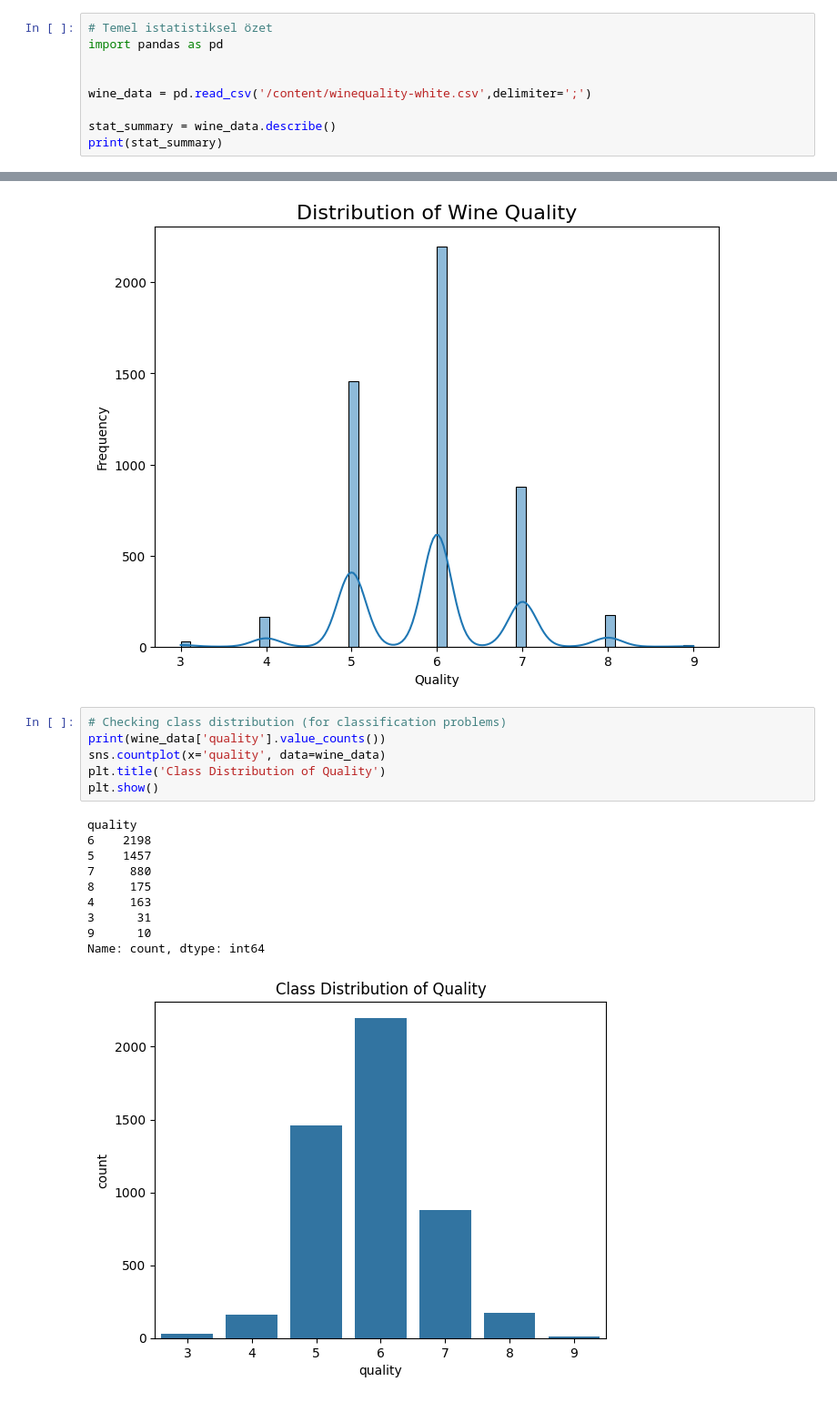
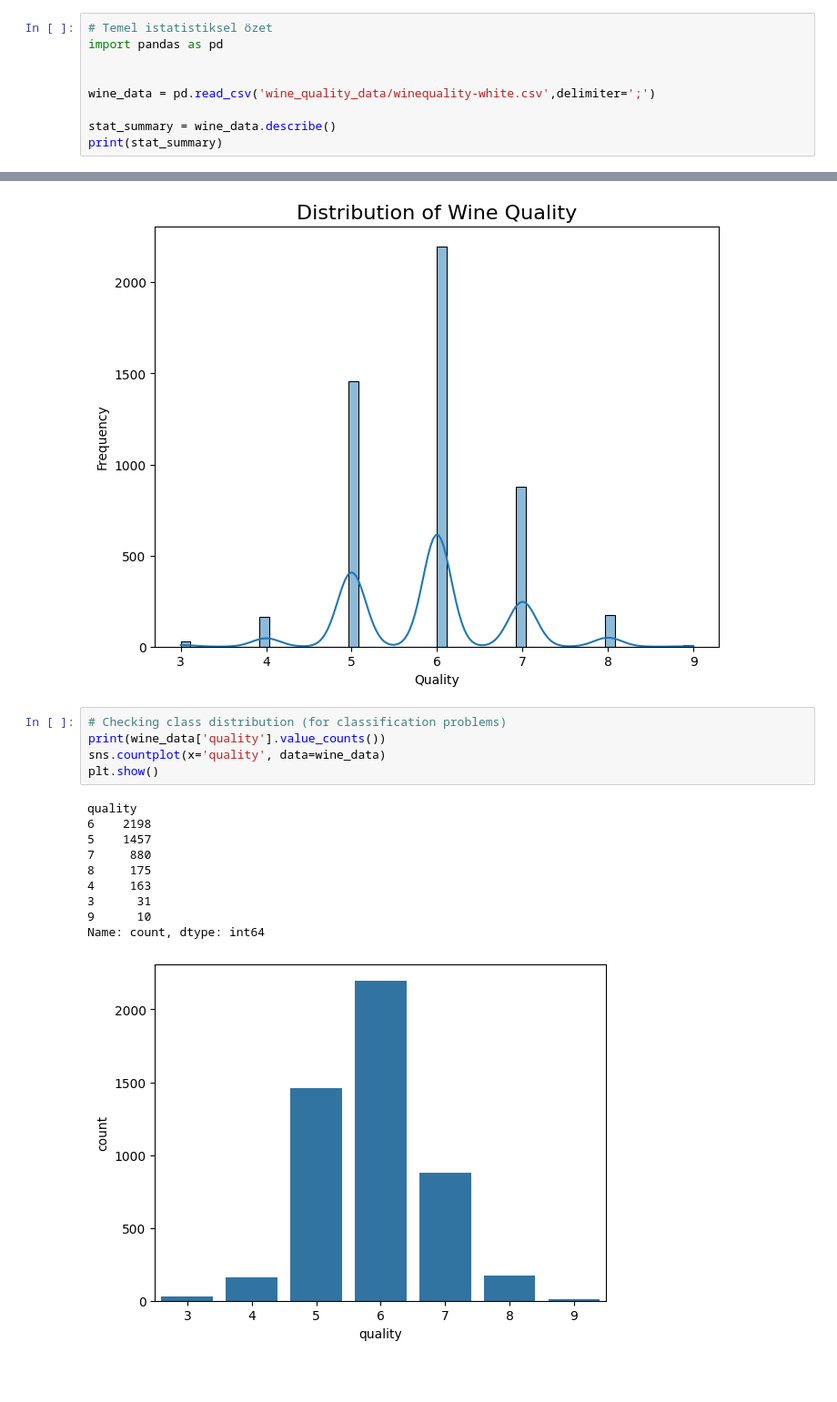
Before and after one commit to ahmetbekir22/wine-quality-prediction, a Jupyter notebook: white_wine_analays.ipynb, the cells around one changed output, grey strips where cells are left out. Shown at 91% size. Cells and saved outputs as stored; diff of their text form; blank space fills up the shorter version.

```diff
--- a/white_wine_analays.ipynb
+++ b/white_wine_analays.ipynb
@@ -16,7 +16,7 @@ import seaborn as sns
 import pandas as pd
 
 
-wine_data = pd.read_csv('/content/winequality-white.csv',delimiter=';')
+wine_data = pd.read_csv('wine_quality_data/winequality-white.csv',delimiter=';')
 
 stat_summary = wine_data.describe()
 print(stat_summary)
@@ -185,17 +171,16 @@ plt.show()
 # %%
 # Checking class distribution (for classification problems)
 print(wine_data['quality'].value_counts())
 sns.countplot(x='quality', data=wine_data)
-plt.title('Class Distribution of Quality')
 plt.show()
 # %% [output]
 quality
 6    2198
 5    1457
 7     880
 8     175
 4     163
 3      31
 9      10
 Name: count, dtype: int64
-[figure, old version]
+[figure, new version]
```
Also changed, not shown: parts of 3 cells of this notebook, 28 other files.
